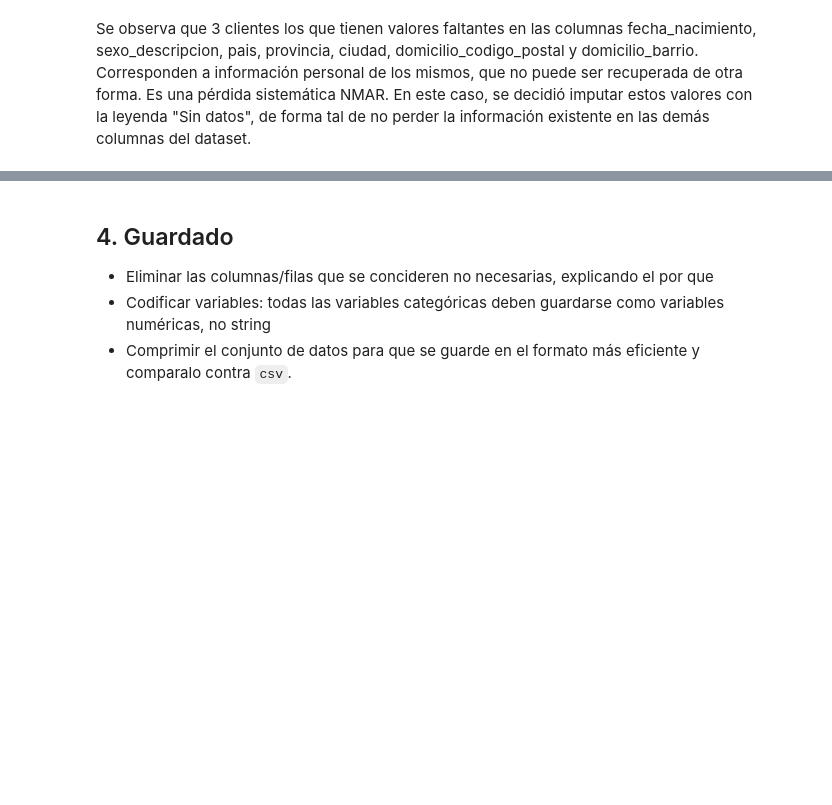
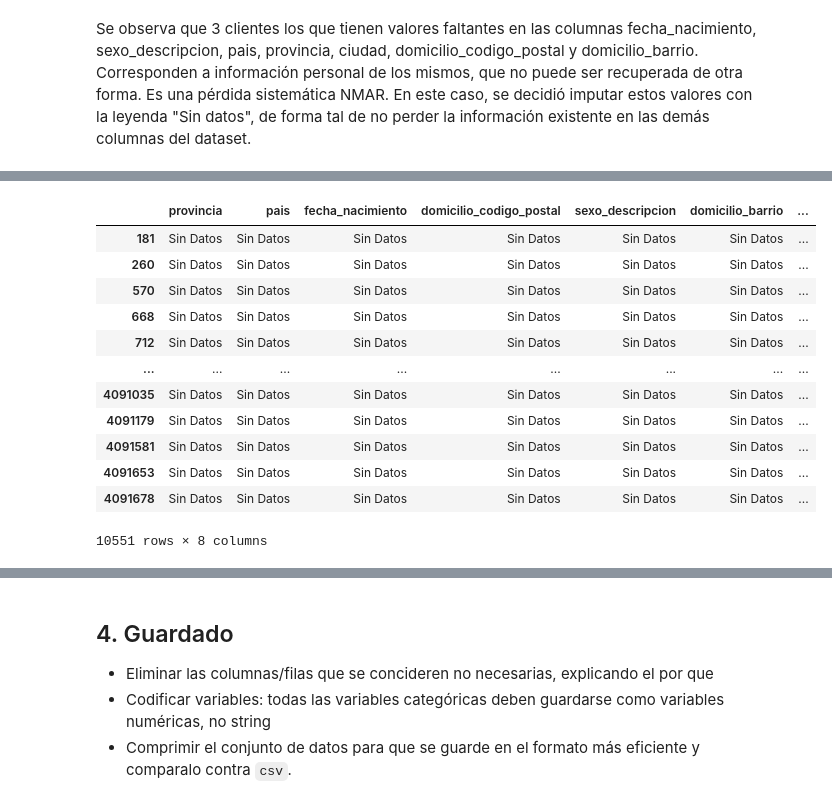
Before and after one commit to JIBarrionuevoGaltier/DiploDatos_2021_Mentoria_Grupo_2, a Jupyter notebook: notebooks_tp2/Trabajo Práctico 2.ipynb, the cells around one changed output, grey strips where cells are left out. Saved outputs shown, nothing was run; the diff lists cells and outputs as text; code cells hidden in the pictures; blank space fills up the shorter version.

Commit message:
Le paso la posta a Lucho

```diff
--- a/notebooks_tp2/Trabajo Práctico 2.ipynb
+++ b/notebooks_tp2/Trabajo Práctico 2.ipynb
@@ -460,3 +478,8 @@ dtype: int64
 # %% [markdown]
 Se observa que 3 clientes los que tienen valores faltantes en las columnas fecha_nacimiento, sexo_descripcion, pais, provincia, ciudad, domicilio_codigo_postal y domicilio_barrio. Corresponden a  información personal de los mismos, que no puede ser recuperada de otra forma. Es una pérdida sistemática NMAR.
 En este caso, se decidió imputar estos valores con la leyenda "Sin datos", de forma tal de no perder la información existente en las demás columnas del dataset.
+# %%
+#incluyo la columna dni_titular_movimiento como key para luego hacer un merge con el df principal
+column = {'dni_titular_movimiento','fecha_nacimiento','sexo_descripcion','pais','provincia','ciudad','domicilio_codigo_postal','domicilio_barrio'}
+df_imputed = pd.DataFrame(df_faltante_fech[column])
+df_imputed.isna().sum()
@@ -463,7 +496,20 @@ En este caso, se decidió imputar estos valores con la leyenda "Sin datos", de f
 # %%
-#df_imputed = df_faltante_fech.copy()
-#df_imputed
-#const_imputer = SimpleImputer(missing_values=np.nan,strategy='constant',fill_value="Sin Datos")
-#df_imputed["fecha_nacimiento","sexo_descripcion","pais","provincia","ciudad","domicilio_codigo_postal","domicilio_barrio"]= const_imputer.fit_transform(df_imputed)
-#df_imputed.iloc[:,:] = const_imputer.fit_transform(df_imputed)
-#df_imputed[:5]
+#imputacion de solo los valores faltante con fech nacimiento
+df_imputed = df_imputed.fillna(value=np.nan)
+const_imputer = SimpleImputer(missing_values= np.nan,strategy='constant',fill_value="Sin Datos")
+df_imputed.iloc[:,:] = const_imputer.fit_transform(df_imputed)
+df_imputed
+# %% [output]
+|  | provincia | pais | fecha_nacimiento | domicilio_codigo_postal | sexo_descripcion | domicilio_barrio | ... |
+| 181 | Sin Datos | Sin Datos | Sin Datos | Sin Datos | Sin Datos | Sin Datos | ... |
+| 260 | Sin Datos | Sin Datos | Sin Datos | Sin Datos | Sin Datos | Sin Datos | ... |
+| 570 | Sin Datos | Sin Datos | Sin Datos | Sin Datos | Sin Datos | Sin Datos | ... |
+| 668 | Sin Datos | Sin Datos | Sin Datos | Sin Datos | Sin Datos | Sin Datos | ... |
+| 712 | Sin Datos | Sin Datos | Sin Datos | Sin Datos | Sin Datos | Sin Datos | ... |
+| ... | ... | ... | ... | ... | ... | ... | ... |
+| 4091035 | Sin Datos | Sin Datos | Sin Datos | Sin Datos | Sin Datos | Sin Datos | ... |
+| 4091179 | Sin Datos | Sin Datos | Sin Datos | Sin Datos | Sin Datos | Sin Datos | ... |
+| 4091581 | Sin Datos | Sin Datos | Sin Datos | Sin Datos | Sin Datos | Sin Datos | ... |
+| 4091653 | Sin Datos | Sin Datos | Sin Datos | Sin Datos | Sin Datos | Sin Datos | ... |
+| 4091678 | Sin Datos | Sin Datos | Sin Datos | Sin Datos | Sin Datos | Sin Datos | ... |
+10551 rows × 8 columns
```
Also changed, not shown: parts of 14 cells of this notebook.
